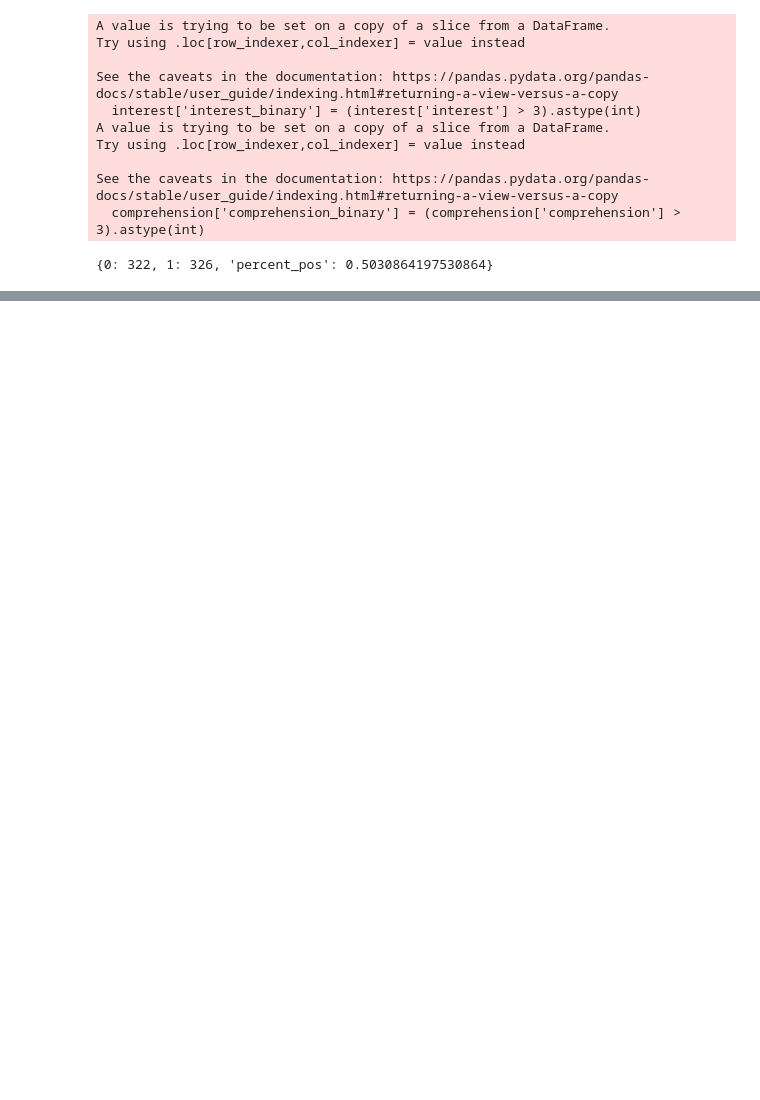
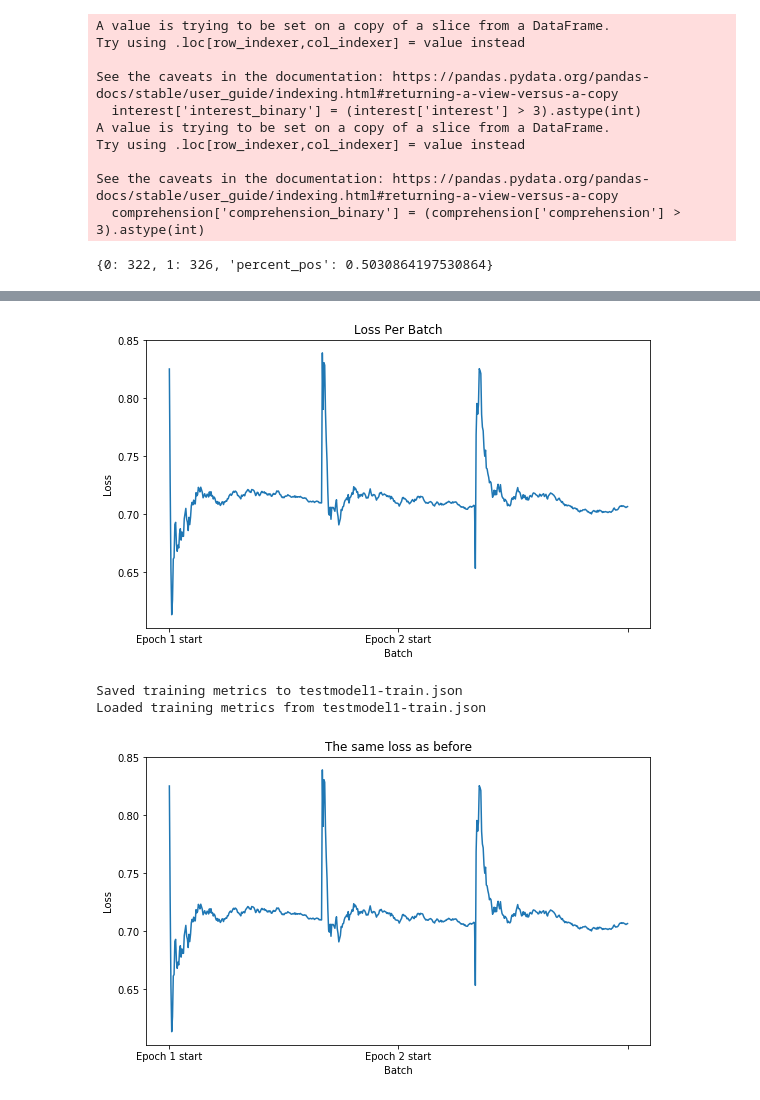
Before and after one commit to kevin-michael-cs230/Question-Classifier, a Jupyter notebook: comprehension-classifier.ipynb, the cells around one changed output, grey strips where cells are left out. Saved outputs shown, nothing was run; the diff lists cells and outputs as text; code cells hidden in the pictures; blank space fills up the shorter version.

Commit message:
Classes for train and eval metrics

```diff
--- a/comprehension-classifier.ipynb
+++ b/comprehension-classifier.ipynb
@@ -91,5 +95,6 @@ keras.utils.plot_model(model)
 # %%
-hist = model.fit(train_features, train_labels, validation_split=.1,batch_size=3, epochs=3, shuffle=True)
+training_metrics = TrainMetrics('testmodel1', epochs=EPOCHS)
+hist = model.fit(train_features, train_labels, validation_split=.1,batch_size=3, epochs=3, shuffle=True, callbacks=[training_metrics])
 # %% [output]
 Epoch 1/3
 WARNING:tensorflow:The parameters `output_attentions`, `output_hidden_states` and `use_cache` cannot be updated when calling a model.They have to be set to True/False in the config object (i.e.: `conf ...
@@ -104 +109,11 @@ Epoch 3/3
+# %%
+training_metrics.plot_loss()
+training_metrics.save_metrics_json()
+reloaded_train_metrics = TrainMetrics('testmodel1', load_json=True)
+reloaded_train_metrics.plot_loss(title='The same loss as before', save_image=True)
+# %% [output]
+[figure, added]
+Saved training metrics to testmodel1-train.json
+Loaded training metrics from testmodel1-train.json
+[figure, added]
 # %%
```
Also changed, not shown: parts of 12 cells of this notebook, 2 other files.
